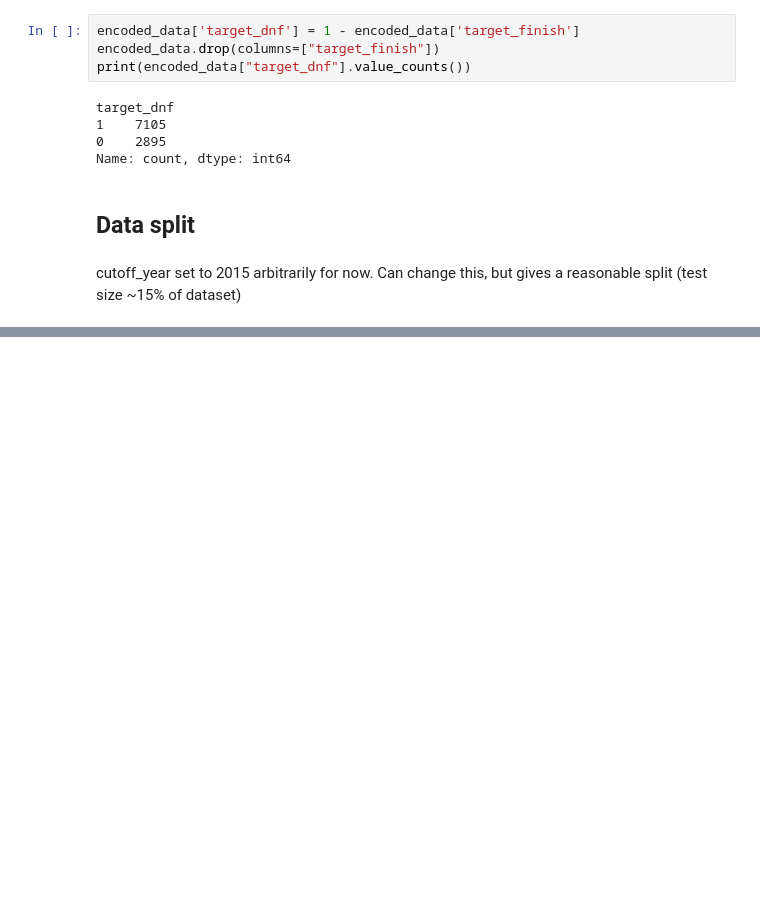
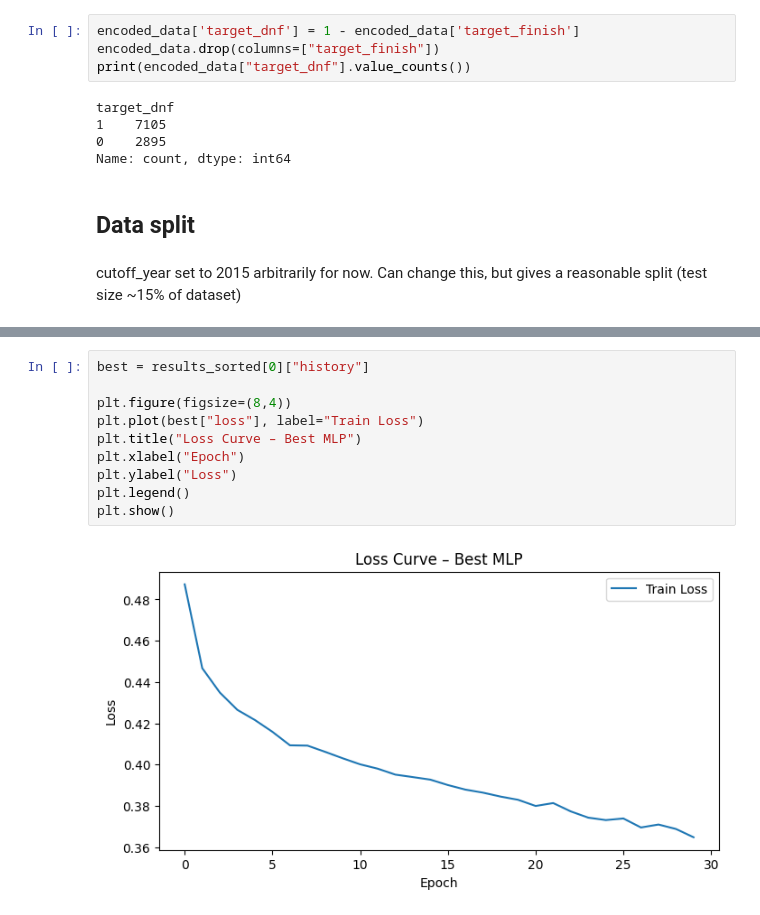
Before and after one commit to NilsHLund/f1-dnf-analysis, a Jupyter notebook: 41/code.ipynb, the cells around one changed output, grey strips where cells are left out. Saved outputs shown, nothing was run; the diff lists cells and outputs as text; blank space fills up the shorter version.

```diff
--- a/41/code.ipynb
+++ b/41/code.ipynb
@@ -275,0 +529,12 @@ Test size (X, y): (1450, 36) , 1450
+# %%
+best = results_sorted[0]["history"]
+
+plt.figure(figsize=(8,4))
+plt.plot(best["loss"], label="Train Loss")
+plt.title("Loss Curve – Best MLP")
+plt.xlabel("Epoch")
+plt.ylabel("Loss")
+plt.legend()
+plt.show()
+# %% [output]
+[figure, added]
```
Also changed, not shown: parts of 13 cells of this notebook.
